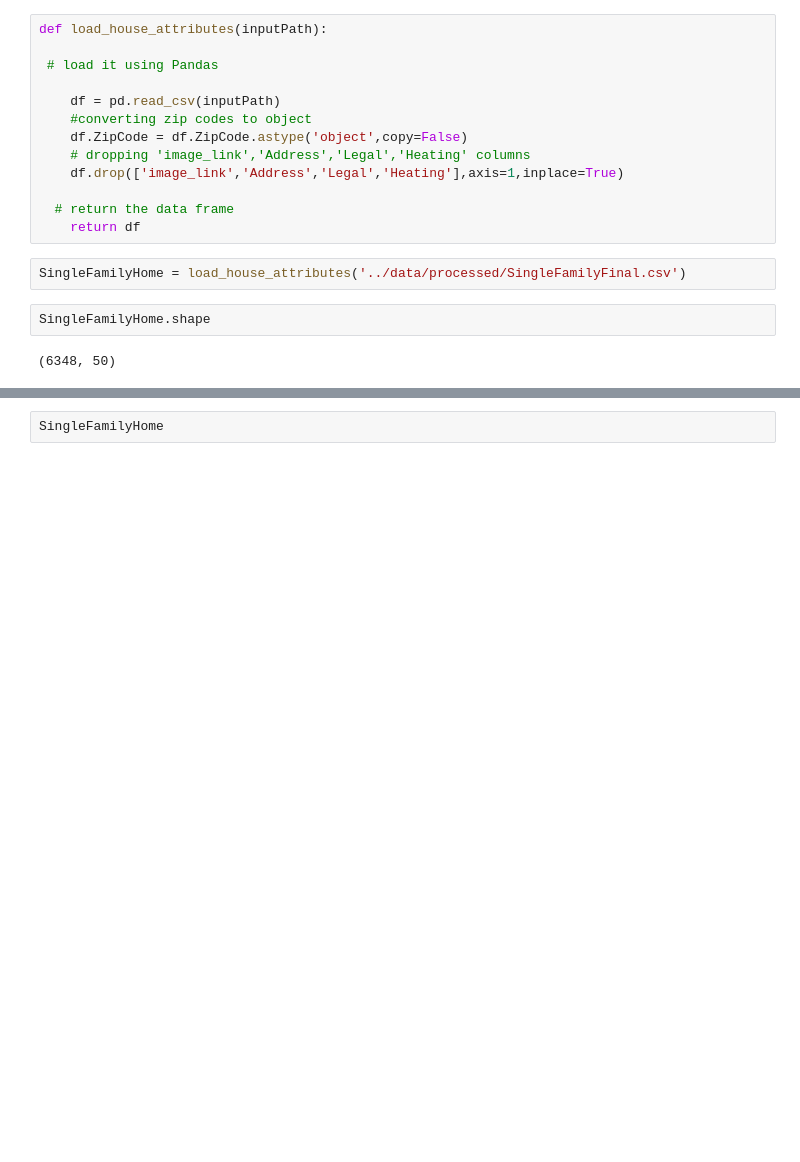
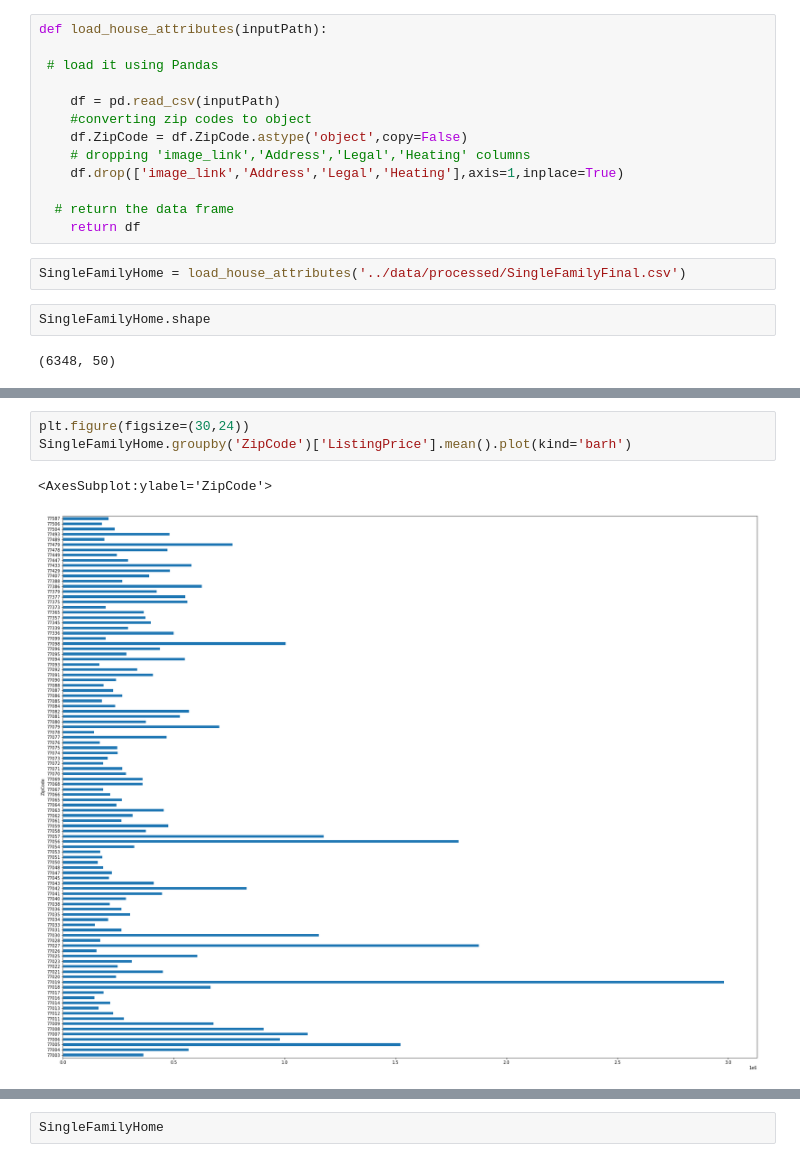
Before and after one commit to AllenAnsari/Prediction-House-Price-Using-Image-Processing, a Jupyter notebook: notebooks/Model.ipynb, the cells around one changed output, grey strips where cells are left out. Drawn from its saved outputs; the diff is of its cells as text; blank space fills up the shorter version.

```diff
--- a/notebooks/Model.ipynb
+++ b/notebooks/Model.ipynb
@@ -69,0 +106,6 @@ SingleFamilyHome.shape
+# %%
+plt.figure(figsize=(30,24))
+SingleFamilyHome.groupby('ZipCode')['ListingPrice'].mean().plot(kind='barh')
+# %% [output]
+<AxesSubplot:ylabel='ZipCode'>
+[figure, added]
```
Also changed, not shown: parts of 10 cells of this notebook, 3 other files.
